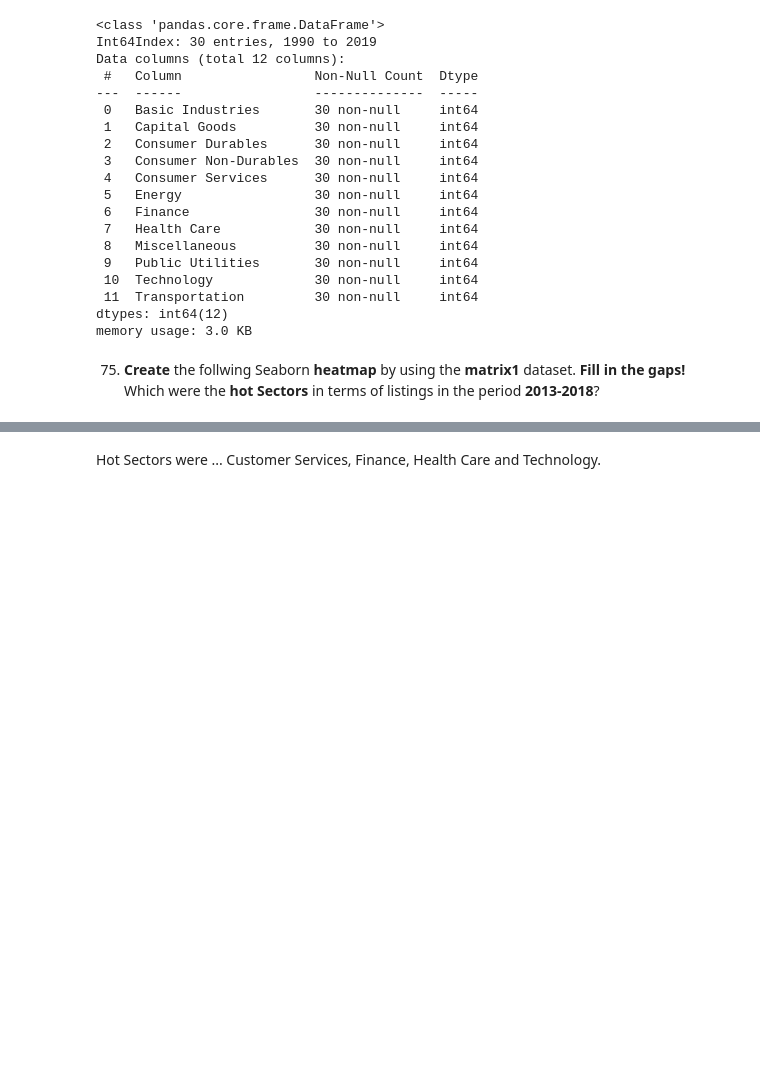
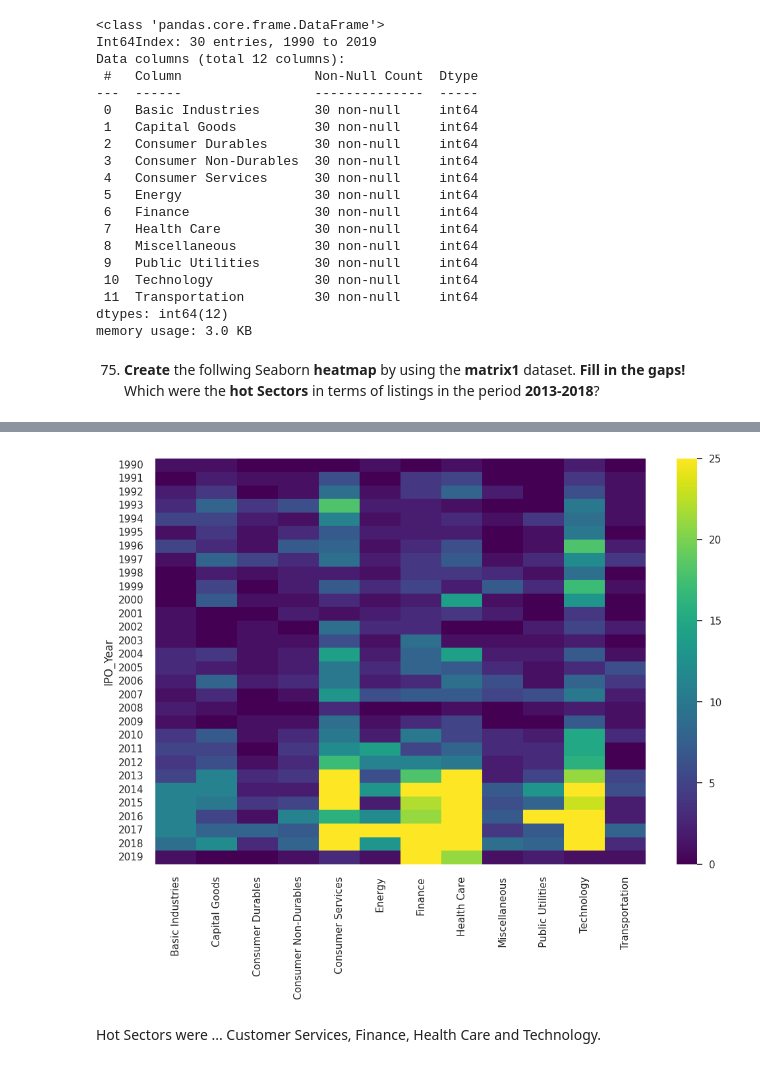
Before and after one commit to Deepa-Nav/DataAnalysis_Panda_MatPlotLib-main, a Jupyter notebook: Finance_Data_Exc/PART_I_Pandas_Basics/Exercise_07.ipynb, the cells around one changed output, grey strips where cells are left out. Drawn from its saved outputs; the diff is of its cells as text; code cells hidden in the pictures; blank space fills up the shorter version.

```diff
--- a/Finance_Data_Exc/PART_I_Pandas_Basics/Exercise_07.ipynb
+++ b/Finance_Data_Exc/PART_I_Pandas_Basics/Exercise_07.ipynb
@@ -206,8 +183,10 @@ Which were the __hot Sectors__ in terms of listings in the period __2013-2018__?
 # %%
 plt.figure(figsize=(12,8))
 sns.set(font_scale=1.0)
-sns.---(---, cmap = "viridis", vmax = 25)
+sns.heatmap(matrix1, cmap = "viridis", vmax = 25)
 plt.show()
+# %% [output]
+[figure, added]
 # %% [markdown]
 Hot Sectors were ... Customer Services, Finance, Health Care and Technology.
 # %% [markdown]
```
Also changed, not shown: parts of 10 cells of this notebook, 1 other file.
